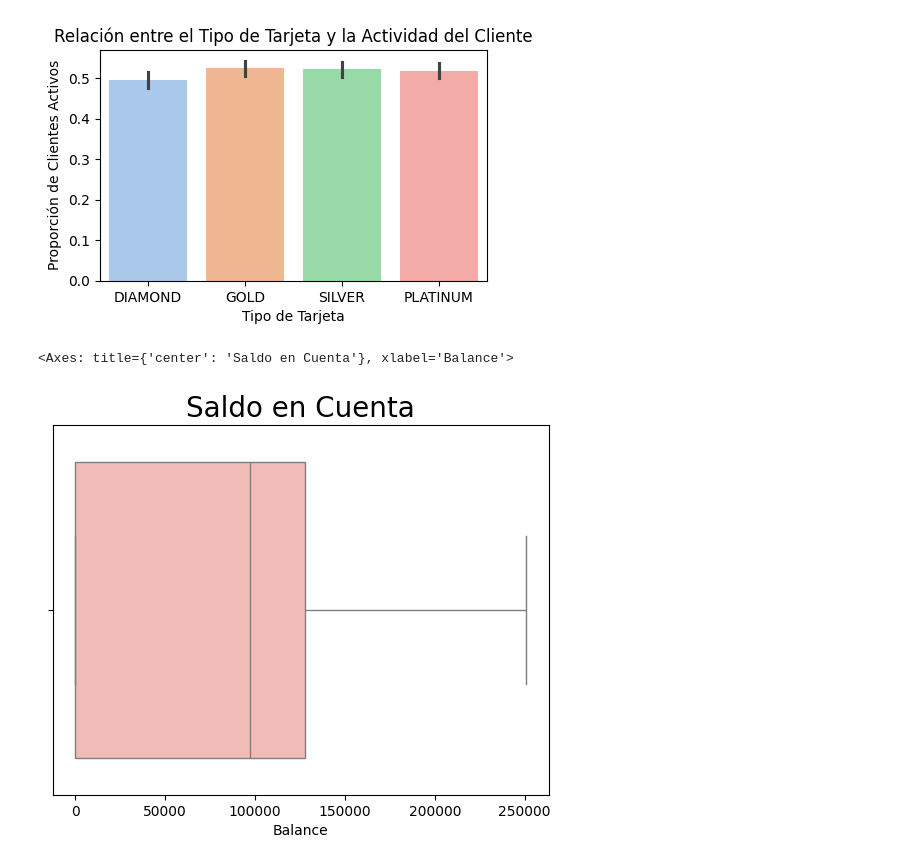
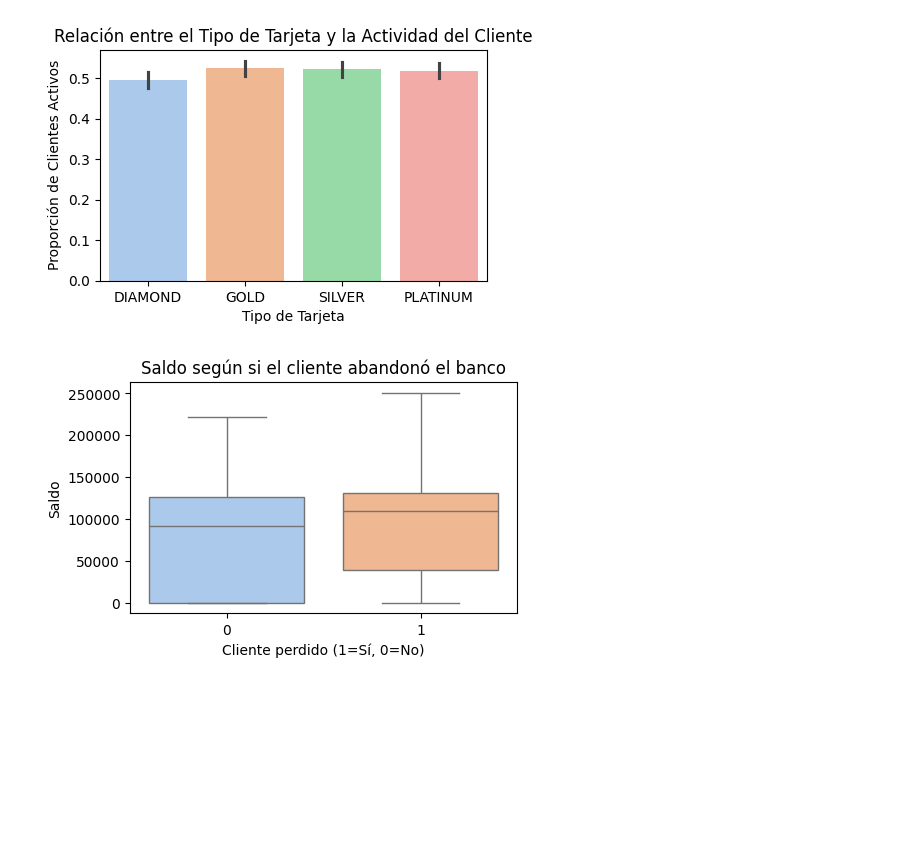
Before and after one commit to Leencita/Primer-Entregable, a Jupyter notebook: ProyectoDS_ParteI_+CabezasOlivas.ipynb, the cells around one changed output. Cells and saved outputs as stored; diff of their text form; code cells hidden in the pictures; blank space fills up the shorter version.

```diff
--- a/ProyectoDS_ParteI_+CabezasOlivas.ipynb
+++ b/ProyectoDS_ParteI_+CabezasOlivas.ipynb
@@ -162,11 +162,18 @@ plt.ylabel('Proporción de Clientes Activos')
 plt.show()
 # %% [output]
 [figure]
-# %%
-plt.title("Saldo en Cuenta", fontdict = {'fontsize': 20})
-# Titulo del gráfico
-sns.boxplot(x=df["Balance"], color='#fbb4ae')
-# %% [output]
-<Axes: title={'center': 'Saldo en Cuenta'}, xlabel='Balance'>
-[figure, removed]
+# %%
+plt.figure(figsize=(5, 3))
+# Indicando el tamaño deseado del gráfico
+sns.boxplot(x='Exited', y='Balance', data=df,  hue='Exited', palette='pastel', legend=False)
+# Se crea un gráfico de barras donde nos muestra en el eje x los clientes perdidos y en el eje y el saldo disponible en la cuenta
+plt.title('Saldo según si el cliente abandonó el banco')
+# Titulo del gráfico
+plt.xlabel('Cliente perdido (1=Sí, 0=No)')
+# Etiqueta del eje x
+plt.ylabel('Saldo')
+# Etiqueta del eje y
+plt.show()
+# %% [output]
+[figure, added]
 # %%
```
Also changed, not shown: parts of 2 cells of this notebook.
